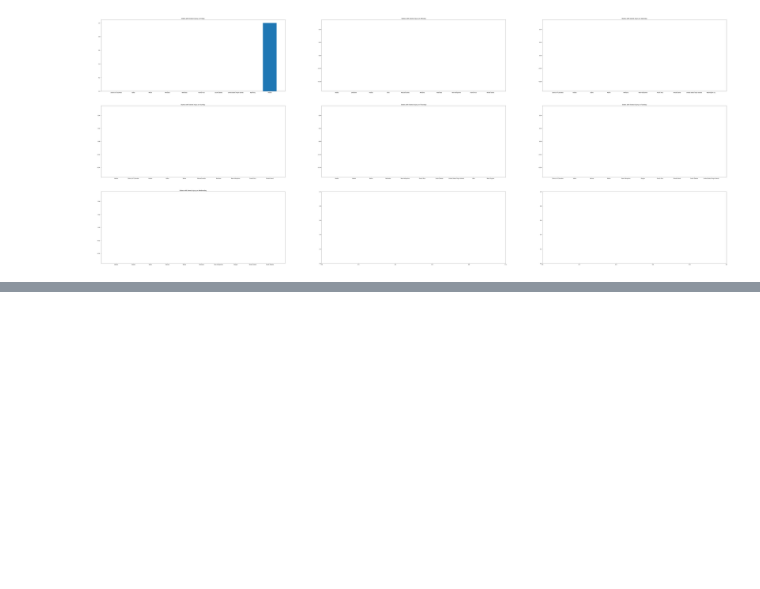
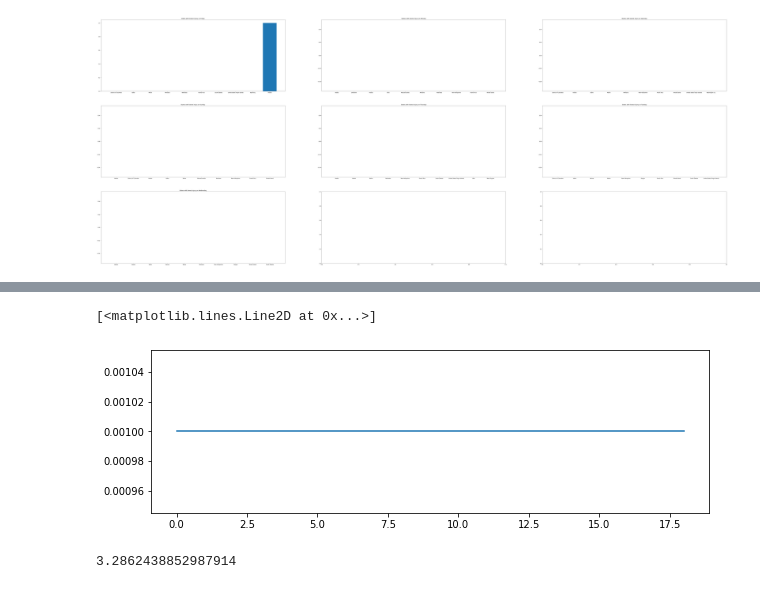
Before and after one commit to Shadowwalker10/usa_mass_shoot, a Jupyter notebook: mass-shooting-usa.ipynb, the cells around one changed output, grey strips where cells are left out. Cells and saved outputs as stored; diff of their text form; code cells hidden in the pictures; blank space fills up the shorter version.

```diff
--- a/mass-shooting-usa.ipynb
+++ b/mass-shooting-usa.ipynb
@@ -717,0 +871,6 @@ m
+# %%
+plt.figure(figsize = (10,3))
+plt.plot(history.history['lr'])
+# %% [output]
+[<matplotlib.lines.Line2D at 0x...>]
+[figure, added]
@@ -717,0 +879,6 @@ m
+# %%
+from sklearn.metrics import mean_squared_error
+rmse = np.sqrt(mean_squared_error(y_test,pred))
+rmse
+# %% [output]
+3.2862438852987914
```
Also changed, not shown: parts of 20 cells of this notebook.
